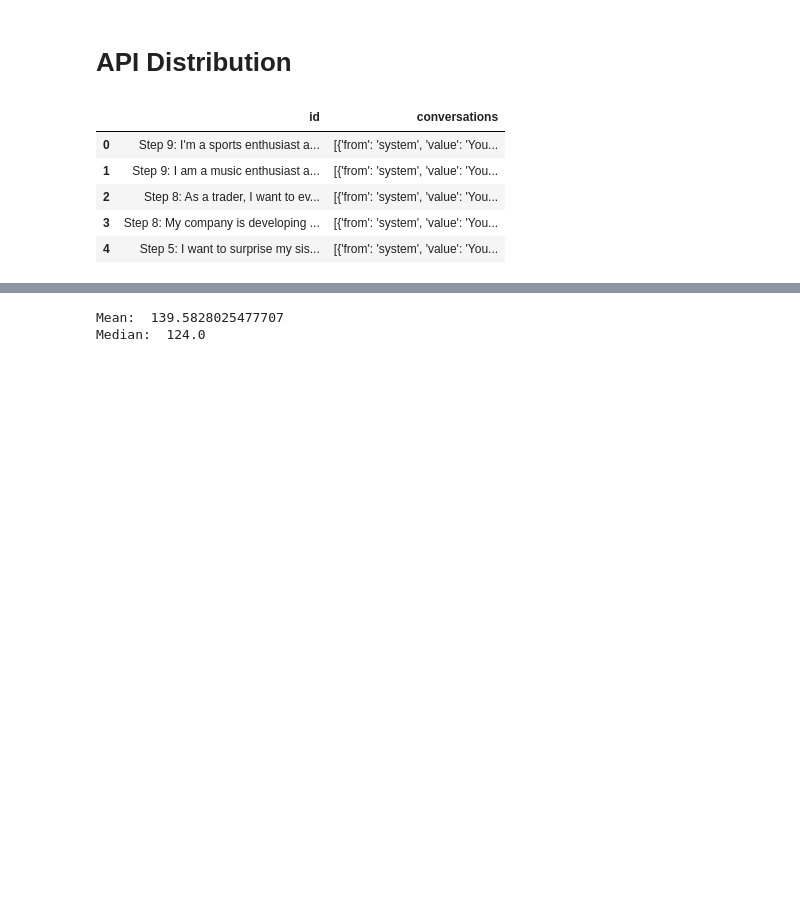
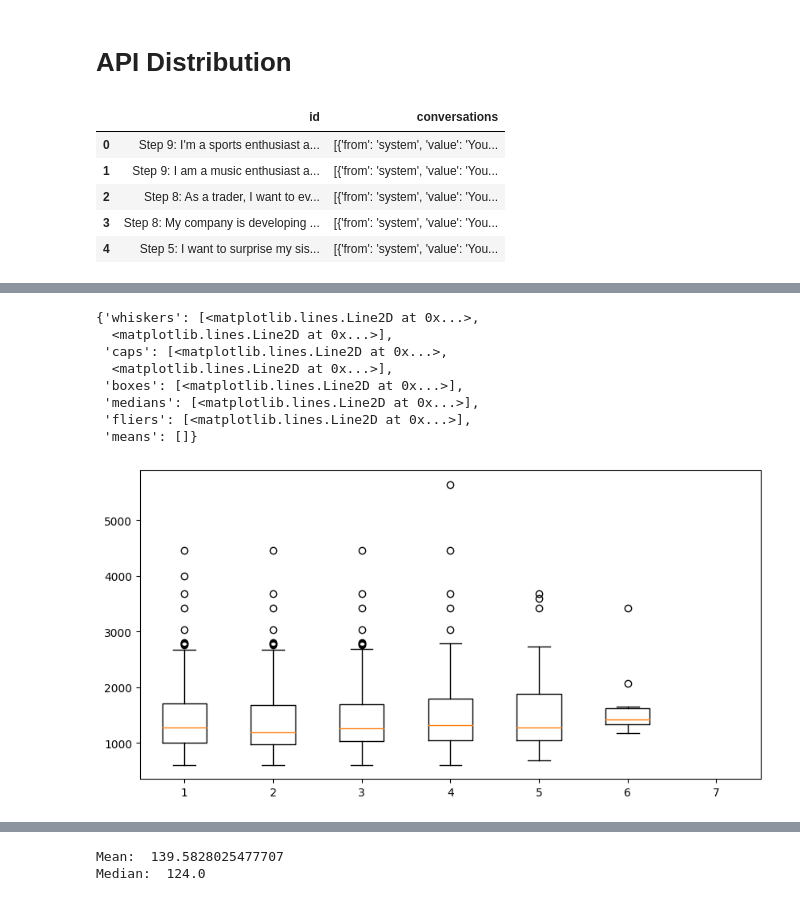
Before and after one commit to StephenYangjz/FasterAgent, a Jupyter notebook: API/statistics.ipynb, the cells around one changed output, grey strips where cells are left out. Drawn from its saved outputs; the diff is of its cells as text; code cells hidden in the pictures; blank space fills up the shorter version.

```diff
--- a/API/statistics.ipynb
+++ b/API/statistics.ipynb
@@ -30,0 +49,20 @@ for conv in data['conversations']:
+# %%
+# draw box plot for length group by turns
+plt.figure(figsize=(10, 5))
+plt.boxplot([length[i] for i in range(len(length)) if turns[i] == 1], positions=[1], widths=0.5)
+plt.boxplot([length[i] for i in range(len(length)) if turns[i] == 2], positions=[2], widths=0.5)
+plt.boxplot([length[i] for i in range(len(length)) if turns[i] == 3], positions=[3], widths=0.5)
+plt.boxplot([length[i] for i in range(len(length)) if turns[i] == 4], positions=[4], widths=0.5)
+plt.boxplot([length[i] for i in range(len(length)) if turns[i] == 5], positions=[5], widths=0.5)
+plt.boxplot([length[i] for i in range(len(length)) if turns[i] == 6], positions=[6], widths=0.5)
+plt.boxplot([length[i] for i in range(len(length)) if turns[i] == 7], positions=[7], widths=0.5)
+# %% [output]
+{'whiskers': [<matplotlib.lines.Line2D at 0x...>,
+  <matplotlib.lines.Line2D at 0x...>],
+ 'caps': [<matplotlib.lines.Line2D at 0x...>,
+  <matplotlib.lines.Line2D at 0x...>],
+ 'boxes': [<matplotlib.lines.Line2D at 0x...>],
+ 'medians': [<matplotlib.lines.Line2D at 0x...>],
+ 'fliers': [<matplotlib.lines.Line2D at 0x...>],
+ 'means': []}
+[figure, added]
```
Also changed, not shown: parts of 3 cells of this notebook, 7 other files.
